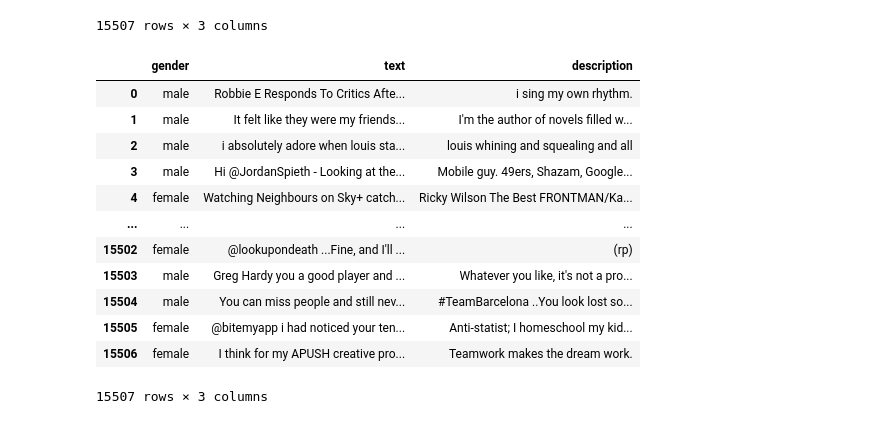
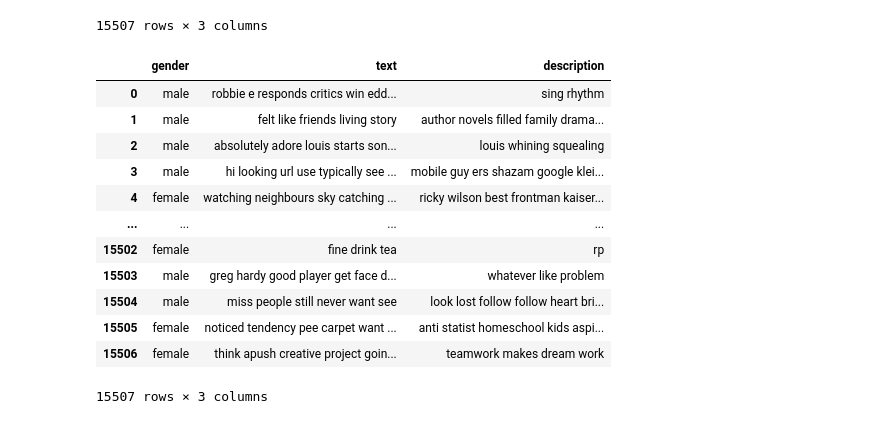
Before and after one commit to pro100jekon/kpi-web-analytics, a Jupyter notebook: lab4.ipynb, the cells around one changed output. Drawn from its saved outputs; the diff is of its cells as text; code cells hidden in the pictures.

```diff
--- a/lab4.ipynb
+++ b/lab4.ipynb
@@ -45,45 +45,45 @@ stopw.update({"one", "time", "love", "u"})
 def preprocess(transformer: str) -> str:
     transformer = transformer.lower()
 
     transformer = re.sub(r"https*\S+", " ", transformer)
     transformer = re.sub(r"^([a-zA-Z0-9_\-\.]+)@([a-zA-Z0-9_\-]+)(\.[a-zA-Z]{2,5}){1,2}$", " ", transformer)
     transformer = re.sub(r"@\S+", " ", transformer)
     transformer = re.sub(r"#\S+", " ", transformer)
     if re.match(r"(\d+)(st|nd|rd|th)", transformer):
         transformer = re.sub(r"(\d+)(st|nd|rd|th)", ordinal_to_words(transformer), transformer)
     transformer = re.sub(r"&amp;", " ", transformer)
     transformer = re.sub(r"&gt;", " ", transformer)
     transformer = re.sub(r"&lt;", " ", transformer)
     transformer = re.sub(r"-", " ", transformer)
     transformer = re.sub(r"\d", " ", transformer)
     transformer = re.sub(r"�۪", " ", transformer)
     transformer = re.sub(r"[٪ή]", " ", transformer)
     transformer = re.sub(r"ٍ", " ", transformer)
     transformer = re.sub(r"[�۝ُԍϭջωԏե]", " ", transformer)
     transformer = re.sub("[%s]" % re.escape(string.punctuation), " ", transformer)
     transformer = re.sub(r"\s{2,}", " ", transformer)
     transformer = ' '.join([word for word in transformer.split(' ') if word not in stopw])
     return transformer.strip()
 
 df_copy = df.copy()
 
 df_copy['text'] = df_copy['text'].apply(preprocess)
 df_copy['description'] = df_copy['description'].apply(preprocess)
 
-df
+df_copy
 # %% [output]
 |  | gender | text | description |
-| 0 | male | Robbie E Responds To Critics Afte... | i sing my own rhythm. |
-| 1 | male | It felt like they were my friends... | I'm the author of novels filled w... |
-| 2 | male | i absolutely adore when louis sta... | louis whining and squealing and all |
-| 3 | male | Hi @JordanSpieth - Looking at the... | Mobile guy. 49ers, Shazam, Google... |
-| 4 | female | Watching Neighbours on Sky+ catch... | Ricky Wilson The Best FRONTMAN/Ka... |
+| 0 | male | robbie e responds critics win edd... | sing rhythm |
+| 1 | male | felt like friends living story | author novels filled family drama... |
+| 2 | male | absolutely adore louis starts son... | louis whining squealing |
+| 3 | male | hi looking url use typically see ... | mobile guy ers shazam google klei... |
+| 4 | female | watching neighbours sky catching ... | ricky wilson best frontman kaiser... |
 | ... | ... | ... | ... |
-| 15502 | female | @lookupondeath ...Fine, and I'll ... | (rp) |
-| 15503 | male | Greg Hardy you a good player and ... | Whatever you like, it's not a pro... |
-| 15504 | male | You can miss people and still nev... | #TeamBarcelona ..You look lost so... |
-| 15505 | female | @bitemyapp i had noticed your ten... | Anti-statist; I homeschool my kid... |
-| 15506 | female | I think for my APUSH creative pro... | Teamwork makes the dream work. |
+| 15502 | female | fine drink tea | rp |
+| 15503 | male | greg hardy good player get face d... | whatever like problem |
+| 15504 | male | miss people still never want see | look lost follow follow heart bri... |
+| 15505 | female | noticed tendency pee carpet want ... | anti statist homeschool kids aspi... |
+| 15506 | female | think apush creative project goin... | teamwork makes dream work |
 15507 rows × 3 columns
 # %%
 from wordcloud import WordCloud
```
Also changed, not shown: parts of 3 cells of this notebook.
